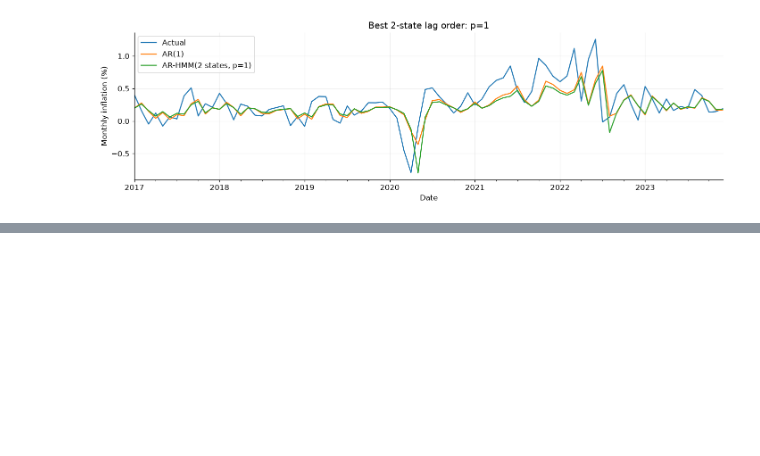
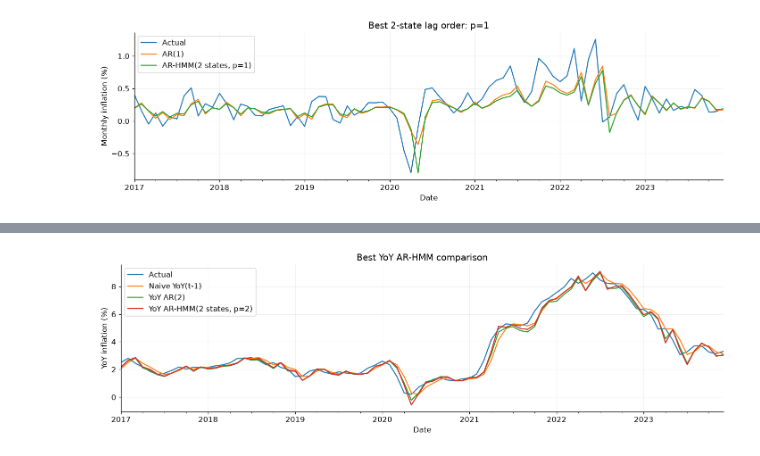
Before and after one commit to zahra-ynp/Thesis, a Jupyter notebook: modelling/notebooks/02_Forecasting_and_Regime_Results.ipynb, the cells around one changed output, grey strips where cells are left out. Saved outputs shown, nothing was run; the diff lists cells and outputs as text; code cells hidden in the pictures; blank space fills up the shorter version.

```diff
--- a/modelling/notebooks/02_Forecasting_and_Regime_Results.ipynb
+++ b/modelling/notebooks/02_Forecasting_and_Regime_Results.ipynb
@@ -582,0 +633,14 @@ plt.show()
+# %%
+best_yoy_order = int(best_yoy_arhmm['lag_order'])
+yoy_models = [
+    'Actual', 'Naive YoY(t-1)', f'YoY AR({best_yoy_order})',
+    f'YoY AR-HMM(2 states, p={best_yoy_order})',
+]
+ax = yoy_forecasts.set_index('Date')[yoy_models].plot(
+    figsize=(13, 4), ylabel='YoY inflation (%)', title='Best YoY AR-HMM comparison',
+)
+ax.grid(alpha=.2)
+plt.tight_layout()
+plt.show()
+# %% [output]
+[figure, added]
```
Also changed, not shown: parts of 3 cells of this notebook, 6 other files.
